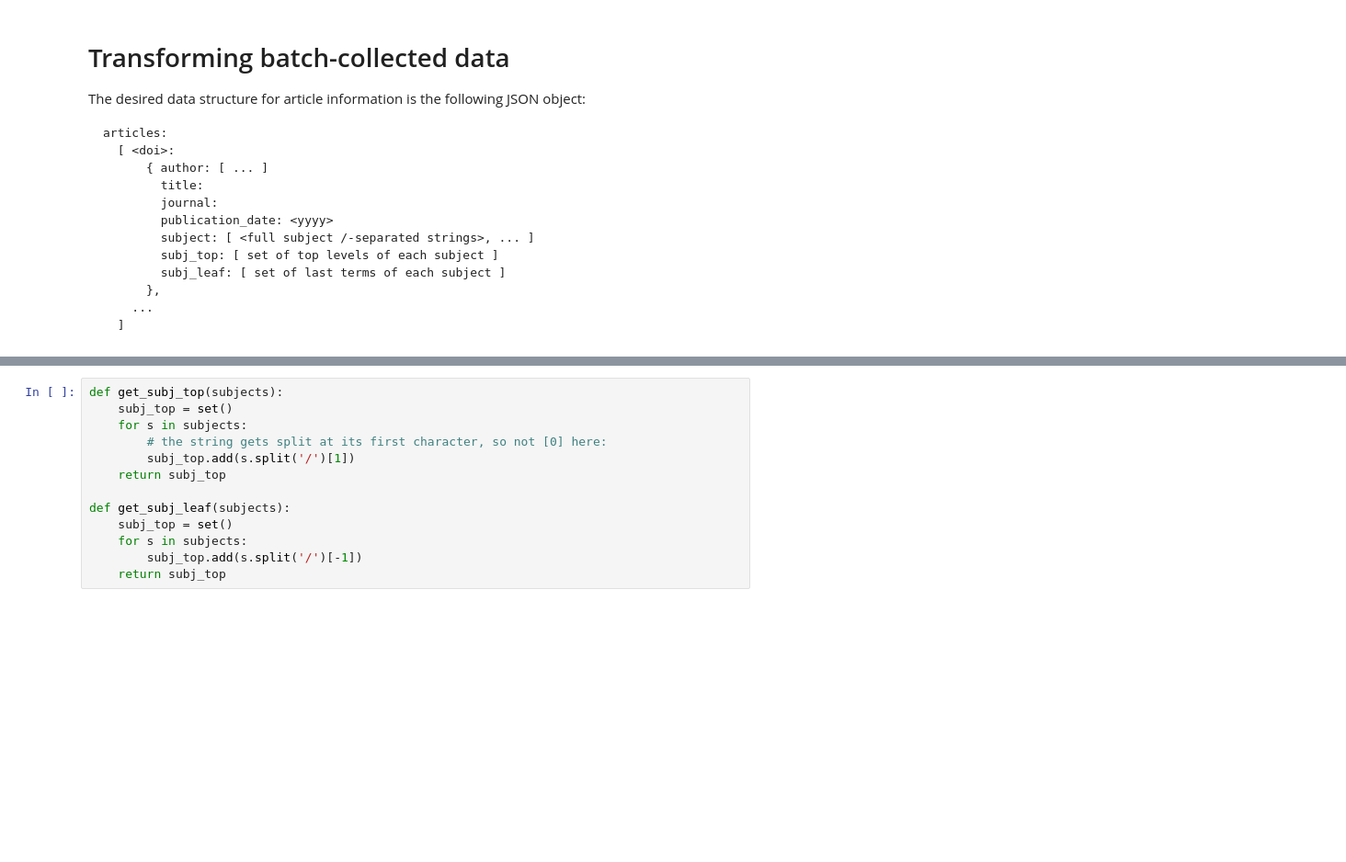
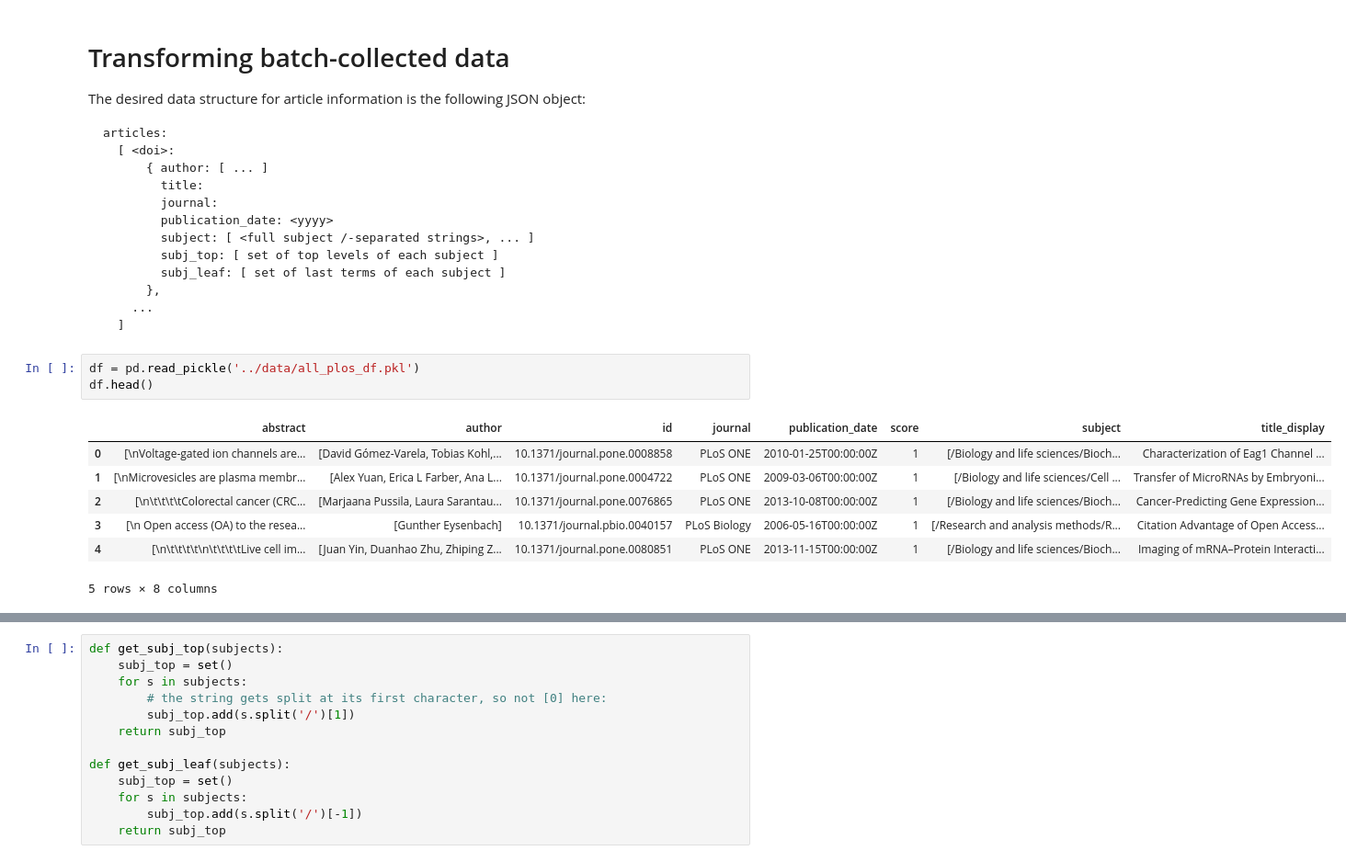
Before and after one commit to cmgerber/PLOS_Cloud_Explorer, a Jupyter notebook: ipython_notebooks/plos_data_transform_full.ipynb, the cells around one changed output, grey strips where cells are left out. Shown: that part at 92% size. Saved outputs shown, nothing was run; the diff lists cells and outputs as text; blank space fills up the shorter version.

````diff
--- a/ipython_notebooks/plos_data_transform_full.ipynb
+++ b/ipython_notebooks/plos_data_transform_full.ipynb
@@ -23,4 +23,15 @@ articles:
     ...
   ]
 ```
+# %%
+df = pd.read_pickle('../data/all_plos_df.pkl')
+df.head()
+# %% [output]
+|  | abstract | author | id | journal | publication_date | score | subject | title_display |
+| 0 | [\nVoltage-gated ion channels are... | [David Gómez-Varela, Tobias Kohl,... | 10.1371/journal.pone.0008858 | PLoS ONE | 2010-01-25T00:00:00Z | 1 | [/Biology and life sciences/Bioch... | Characterization of Eag1 Channel ... |
+| 1 | [\nMicrovesicles are plasma membr... | [Alex Yuan, Erica L Farber, Ana L... | 10.1371/journal.pone.0004722 | PLoS ONE | 2009-03-06T00:00:00Z | 1 | [/Biology and life sciences/Cell ... | Transfer of MicroRNAs by Embryoni... |
+| 2 | [\n\t\t\t\tColorectal cancer (CRC... | [Marjaana Pussila, Laura Sarantau... | 10.1371/journal.pone.0076865 | PLoS ONE | 2013-10-08T00:00:00Z | 1 | [/Biology and life sciences/Bioch... | Cancer-Predicting Gene Expression... |
+| 3 | [\n Open access (OA) to the resea... | [Gunther Eysenbach] | 10.1371/journal.pbio.0040157 | PLoS Biology | 2006-05-16T00:00:00Z | 1 | [/Research and analysis methods/R... | Citation Advantage of Open Access... |
+| 4 | [\n\t\t\t\t\n\t\t\t\tLive cell im... | [Juan Yin, Duanhao Zhu, Zhiping Z... | 10.1371/journal.pone.0080851 | PLoS ONE | 2013-11-15T00:00:00Z | 1 | [/Biology and life sciences/Bioch... | Imaging of mRNA–Protein Interacti... |
+5 rows × 8 columns
 # %%
````
Also changed, not shown: parts of 6 cells of this notebook, 2 other files.
